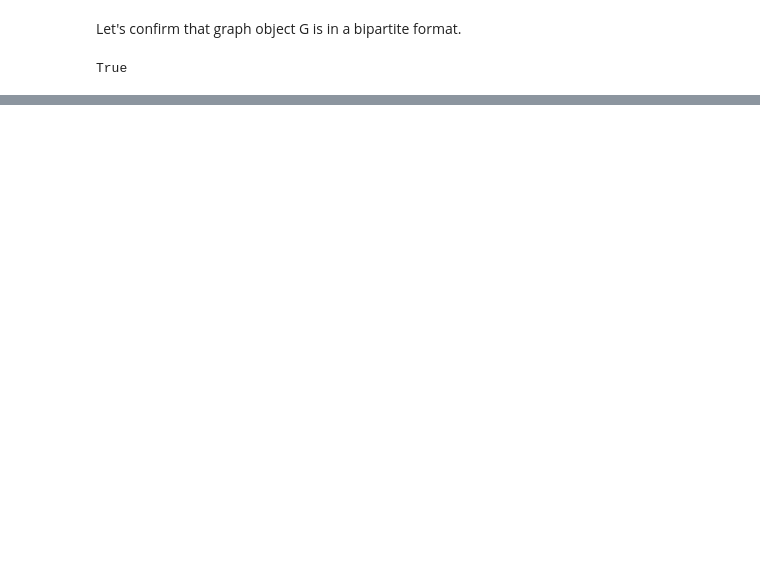
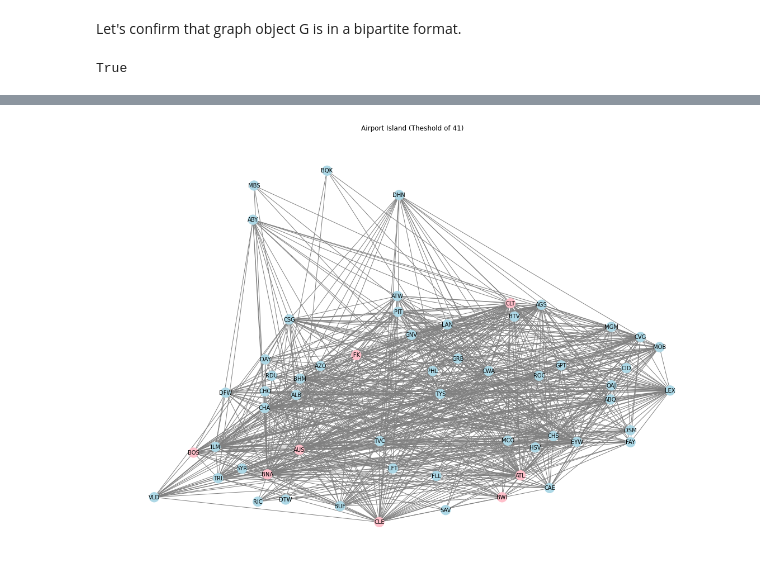
Before and after one commit to addsding/cuny-data620, a Jupyter notebook: week4_part1/Project2.ipynb, the cells around one changed output, grey strips where cells are left out. Cells and saved outputs as stored; diff of their text form; code cells hidden in the pictures; blank space fills up the shorter version.

```diff
--- a/week4_part1/Project2.ipynb
+++ b/week4_part1/Project2.ipynb
@@ -280,9 +301,0 @@ Let's add colors and edge thickness based on weight.
-# %%
-plt.figure(figsize=(20,14))
-
-weights = subset_weighted['count']
-nx.draw_networkx(G, node_size=200, font_size=10, node_color=color_dict.values(), width = weights, edge_color = weights)
-
-plt.title("Bimodal Network: Airports")
-plt.axis("off")
-plt.show()
@@ -293,9 +301,0 @@ Some of the edge weights are extremely large. Let's create the graph using the l
-# %%
-plt.figure(figsize=(20,14))
-
-weights = np.log(subset_weighted['count'])
-nx.draw_networkx(G, node_size=200, font_size=10, node_color=color_dict.values(), width = weights, edge_color = weights)
-
-plt.title("Bimodal Network: Airports")
-plt.axis("off")
-plt.show()
@@ -333,0 +330,5 @@ Let's generate the connected components of our network.
+# %%
+airport_islands = island_method(airports)
+
+for i in airport_islands:
+    print(i[0], nx.number_of_nodes(i[1]), nx.number_connected_components(i[1]))
@@ -333,0 +346,22 @@ Let's generate the connected components of our network.
+# %%
+# find the top 10
+top_10_airport = survey.groupby('ORIGIN').count().iloc[:,0].sort_values(ascending=False).head(10).to_dict()
+# %%
+plt.figure(figsize=(20,14))
+
+# create color dictionary
+color_dict = {}
+
+for node in airport_islands[4][1].nodes():
+    if node in top_10_airport.keys():
+        color_dict[node] = 'pink'   # pink for top 10
+    else:
+        color_dict[node] = 'lightblue'  # blue for others
+
+nx.draw_networkx(airport_islands[4][1], pos, node_size=300, font_size=10, node_color=color_dict.values(), edge_color='grey')
+
+plt.title("Airport Island (Theshold of 41)")
+plt.axis("off")
+plt.show()
+# %% [output]
+[figure, added]
```
Also changed, not shown: parts of 60 cells of this notebook.
